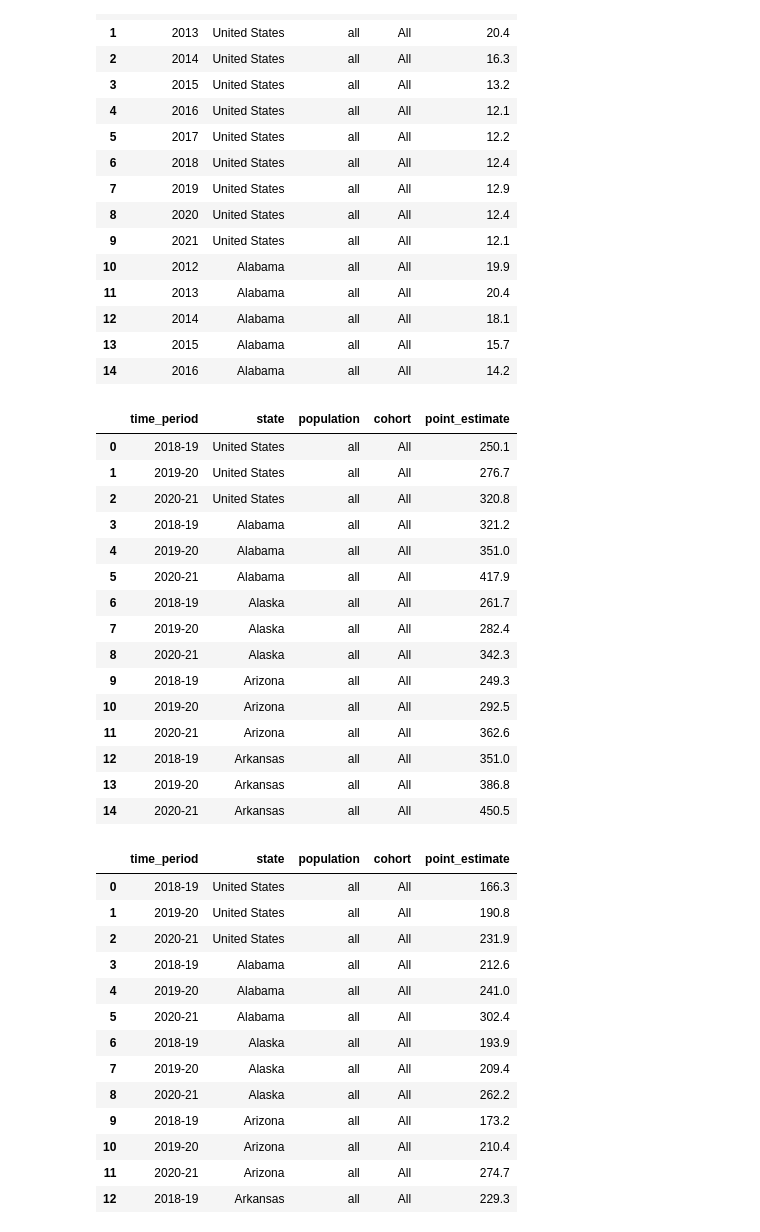
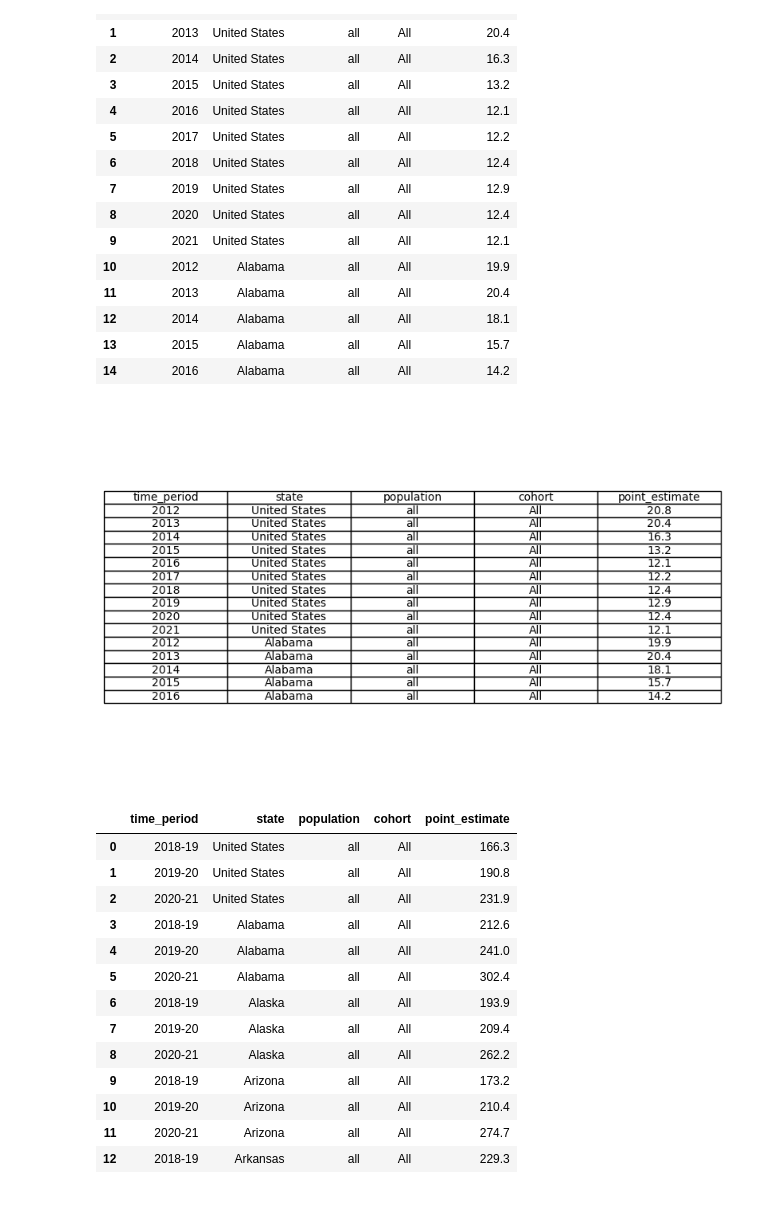
Before and after one commit to redpandata19/Project_1_Team_5, a Jupyter notebook: Data_Cleanup.ipynb, the cells around one changed output. Drawn from its saved outputs; the diff is of its cells as text; code cells hidden in the pictures; blank space fills up the shorter version.

```diff
--- a/Data_Cleanup.ipynb
+++ b/Data_Cleanup.ipynb
@@ -28,25 +29,17 @@ unis_adults.head(15)
 # %%
 # Reading in premature avoidable deaths per 100,000 population per state.
 # Skipping first two rows, fixed encoding
 avoi_deaths = pd.read_csv('Resources/premature-avoidable-deaths-per-100,000-population-all-01-25-2024.csv', skiprows=2, encoding='cp1252')
 avoi_deaths.head(15)
+fig, ax = plt.subplots(figsize=(10, 6))
+ax.axis('tight')
+ax.axis('off')
+ax.table(cellText=unis_adults.head(15).values, colLabels=unis_adults.columns, cellLoc = 'center', loc='center')
+
+# Saving the image for presentation
+plt.savefig('Cleaned_Dataframes/avoi_deaths.png', bbox_inches='tight', pad_inches=0.5)
 # %% [output]
-|  | time_period | state | population | cohort | point_estimate |
-| 0 | 2018-19 | United States | all | All | 250.1 |
-| 1 | 2019-20 | United States | all | All | 276.7 |
-| 2 | 2020-21 | United States | all | All | 320.8 |
-| 3 | 2018-19 | Alabama | all | All | 321.2 |
-| 4 | 2019-20 | Alabama | all | All | 351.0 |
-| 5 | 2020-21 | Alabama | all | All | 417.9 |
-| 6 | 2018-19 | Alaska | all | All | 261.7 |
-| 7 | 2019-20 | Alaska | all | All | 282.4 |
-| 8 | 2020-21 | Alaska | all | All | 342.3 |
-| 9 | 2018-19 | Arizona | all | All | 249.3 |
-| 10 | 2019-20 | Arizona | all | All | 292.5 |
-| 11 | 2020-21 | Arizona | all | All | 362.6 |
-| 12 | 2018-19 | Arkansas | all | All | 351.0 |
-| 13 | 2019-20 | Arkansas | all | All | 386.8 |
-| 14 | 2020-21 | Arkansas | all | All | 450.5 |
+[figure, added]
 # %%
 # Reading in preventable deaths per 100,000 population per state.
 # Skipping first two rows, fixed encoding
```
Also changed, not shown: parts of 3 cells of this notebook, 3 other files.
